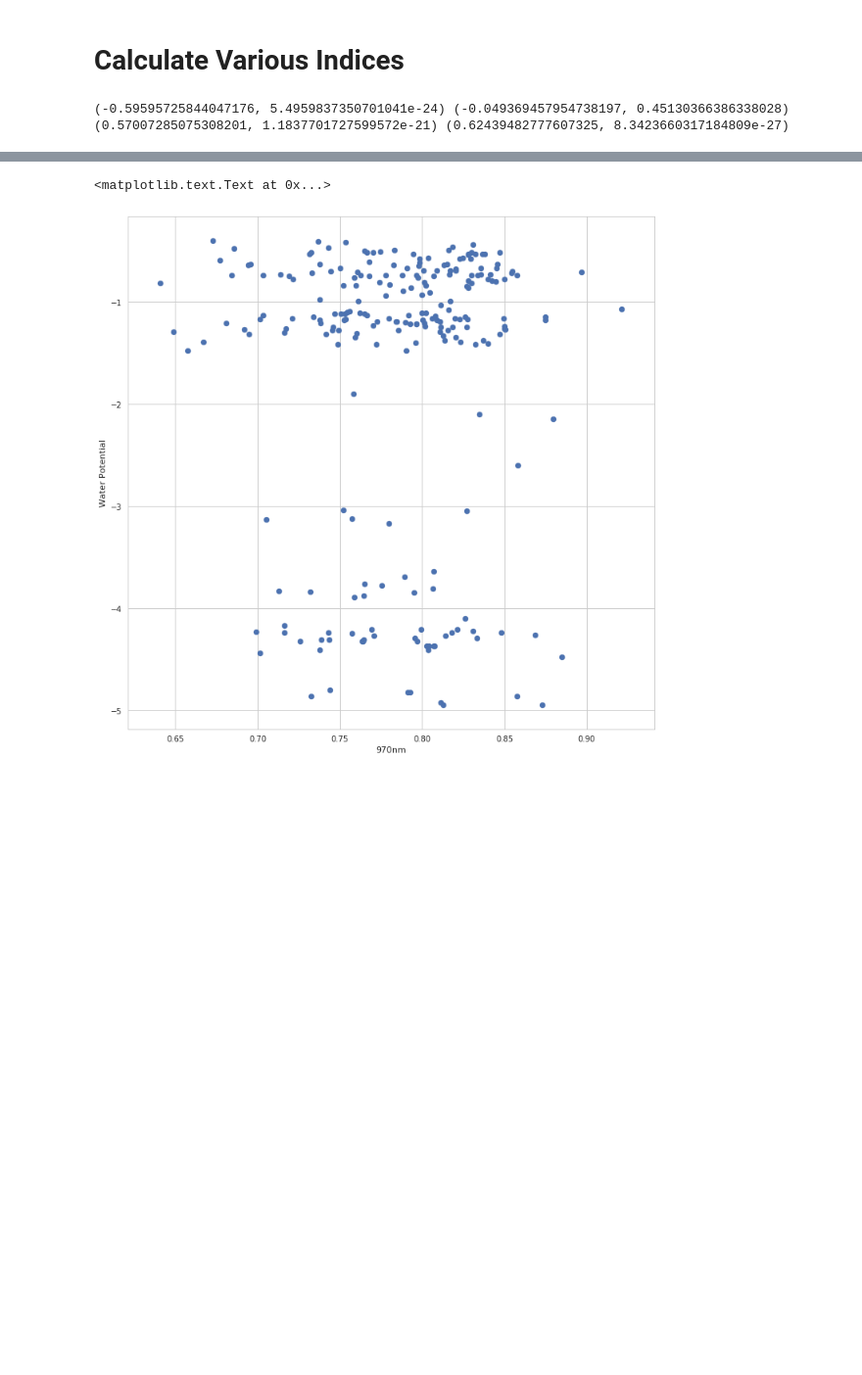
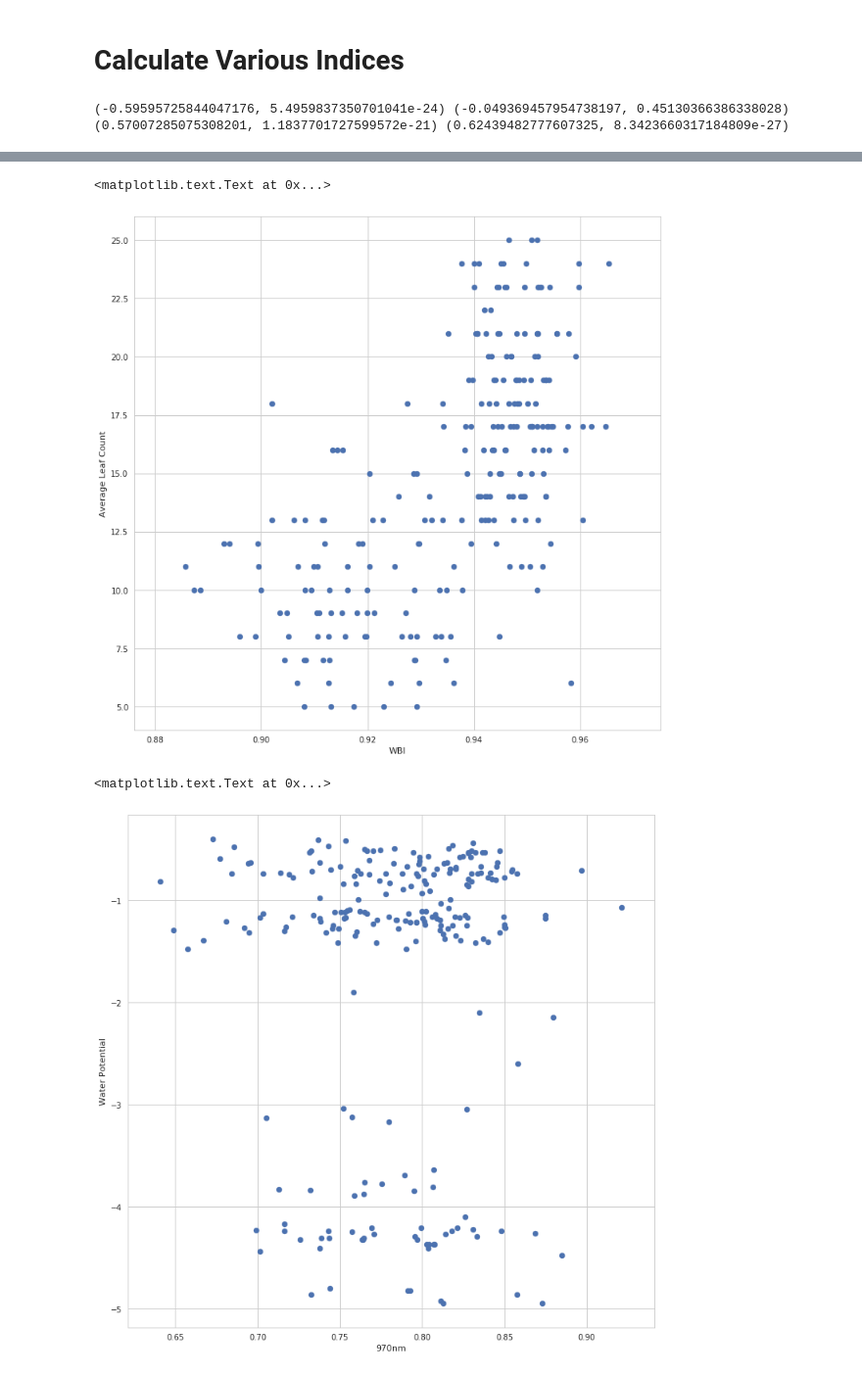
Before and after one commit to cheripai/thesis, a Jupyter notebook: notebooks/Lettuce_Spectra_Analysis.ipynb, the cells around one changed output, grey strips where cells are left out. Shown: that part at 98% size. Saved outputs shown, nothing was run; the diff lists cells and outputs as text; code cells hidden in the pictures; blank space fills up the shorter version.

```diff
--- a/notebooks/Lettuce_Spectra_Analysis.ipynb
+++ b/notebooks/Lettuce_Spectra_Analysis.ipynb
@@ -152,3 +152,11 @@ plt.ylabel("Water Potential")
+# %%
+fig = plt.figure
+plt.scatter(df["WBI"], df["Average Leaf Count"])
+plt.xlabel("WBI")
+plt.ylabel("Average Leaf Count")
+# %% [output]
+<matplotlib.text.Text at 0x...>
+[figure, added]
 # %%
 fig = plt.figure
 plt.scatter(df["NIR4"].values, df["WP"])
```
Also changed, not shown: parts of 3 cells of this notebook.
